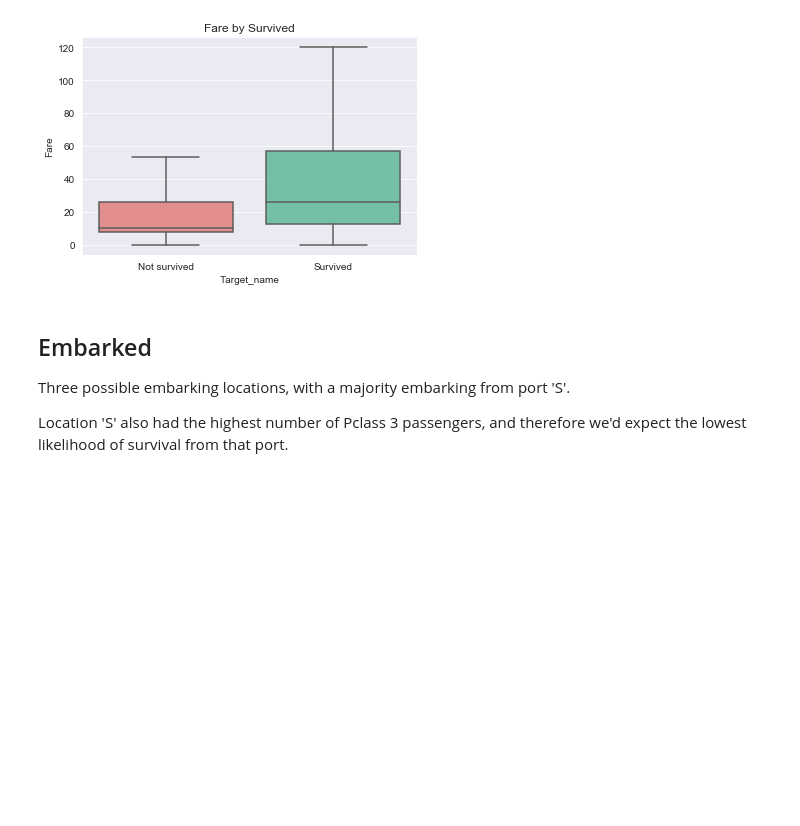
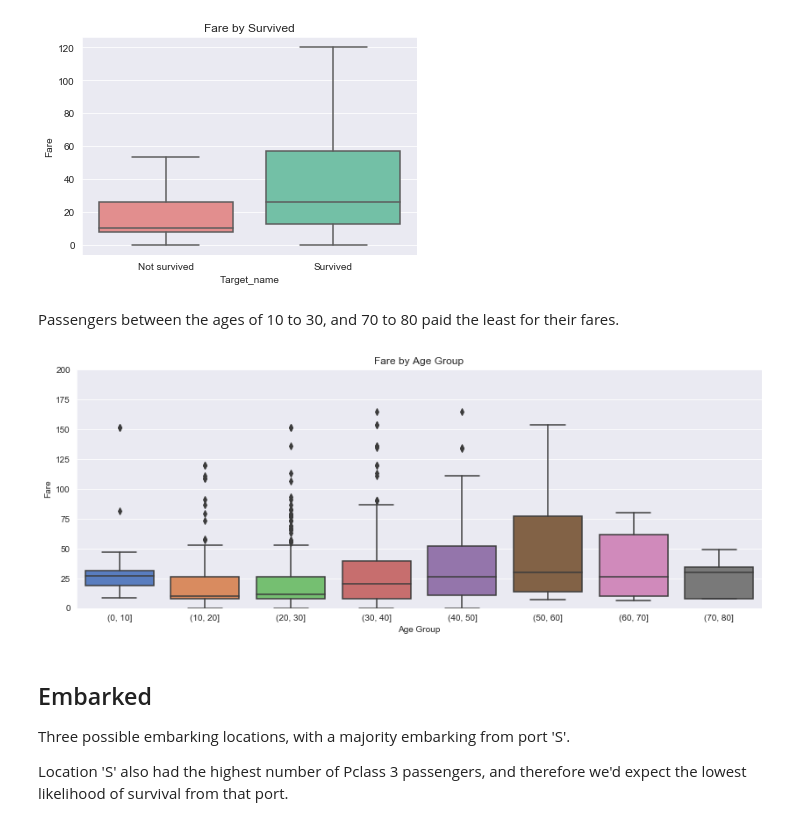
Before and after one commit to arsalanfardi/Titanic-Survival-Prediction, a Jupyter notebook: Titanic_Survival_Prediction.ipynb, the cells around one changed output. Drawn from its saved outputs; the diff is of its cells as text; code cells hidden in the pictures; blank space fills up the shorter version.

```diff
--- a/Titanic_Survival_Prediction.ipynb
+++ b/Titanic_Survival_Prediction.ipynb
@@ -241,6 +239,17 @@ print(f"Average fare of survivors was {df[df.Survived==1].Fare.mean():.2f}, and
 # %% [output]
 Average fare of survivors was 48.40, and non-survivors was 22.12.
 [figure]
+# %% [markdown]
+Passengers between the ages of 10 to 30, and 70 to 80 paid the least for their fares.
+# %%
+plt.figure(figsize=(14,5))
+df['age_group'] = pd.cut(df['Age'], bins=range(0, 81, 10))
+ax = sns.boxplot(x="age_group", y="Fare", data=df)
+ax.set_title('Fare by Age Group');
+ax.set_xlabel('Age Group');
+ax.set(ylim=(0,200));
+# %% [output]
+[figure, added]
 # %% [markdown]
 ## Embarked
 
```
Also changed, not shown: parts of 15 cells of this notebook, 1 other file.
